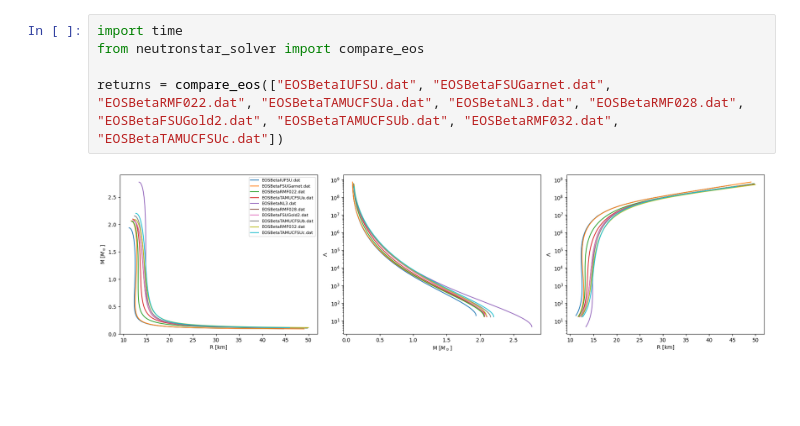
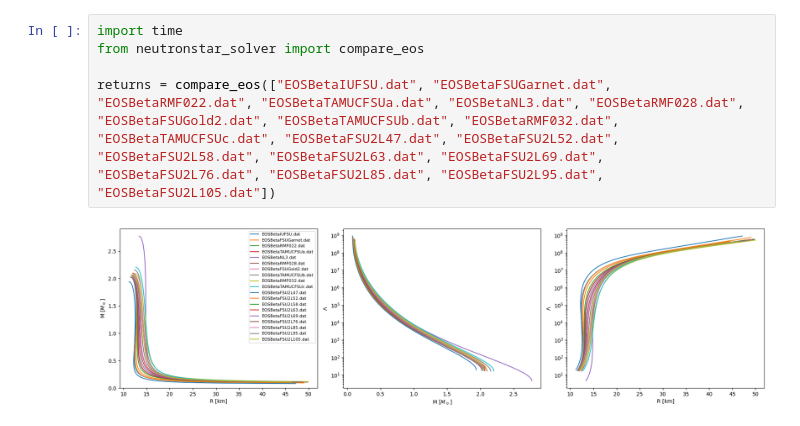
Before and after one commit to vetridevesh-oss/Neutron-Star-Solver, a Jupyter notebook: scifair_sandbox.ipynb, the cells around one changed output. Cells and saved outputs as stored; diff of their text form; blank space fills up the shorter version.

```diff
--- a/scifair_sandbox.ipynb
+++ b/scifair_sandbox.ipynb
@@ -1,7 +1,7 @@
 # %%
 import time
 from neutronstar_solver import compare_eos
 
-returns = compare_eos(["EOSBetaIUFSU.dat", "EOSBetaFSUGarnet.dat", "EOSBetaRMF022.dat", "EOSBetaTAMUCFSUa.dat", "EOSBetaNL3.dat", "EOSBetaRMF028.dat", "EOSBetaFSUGold2.dat", "EOSBetaTAMUCFSUb.dat", "EOSBetaRMF032.dat", "EOSBetaTAMUCFSUc.dat"])
+returns = compare_eos(["EOSBetaIUFSU.dat", "EOSBetaFSUGarnet.dat", "EOSBetaRMF022.dat", "EOSBetaTAMUCFSUa.dat", "EOSBetaNL3.dat", "EOSBetaRMF028.dat", "EOSBetaFSUGold2.dat", "EOSBetaTAMUCFSUb.dat", "EOSBetaRMF032.dat", "EOSBetaTAMUCFSUc.dat", "EOSBetaFSU2L47.dat", "EOSBetaFSU2L52.dat", "EOSBetaFSU2L58.dat", "EOSBetaFSU2L63.dat", "EOSBetaFSU2L69.dat", "EOSBetaFSU2L76.dat", "EOSBetaFSU2L85.dat", "EOSBetaFSU2L95.dat", "EOSBetaFSU2L105.dat"])
 # %% [output]
-[figure, old version]
+[figure, new version]
```
Also changed, not shown: 3 other files.
